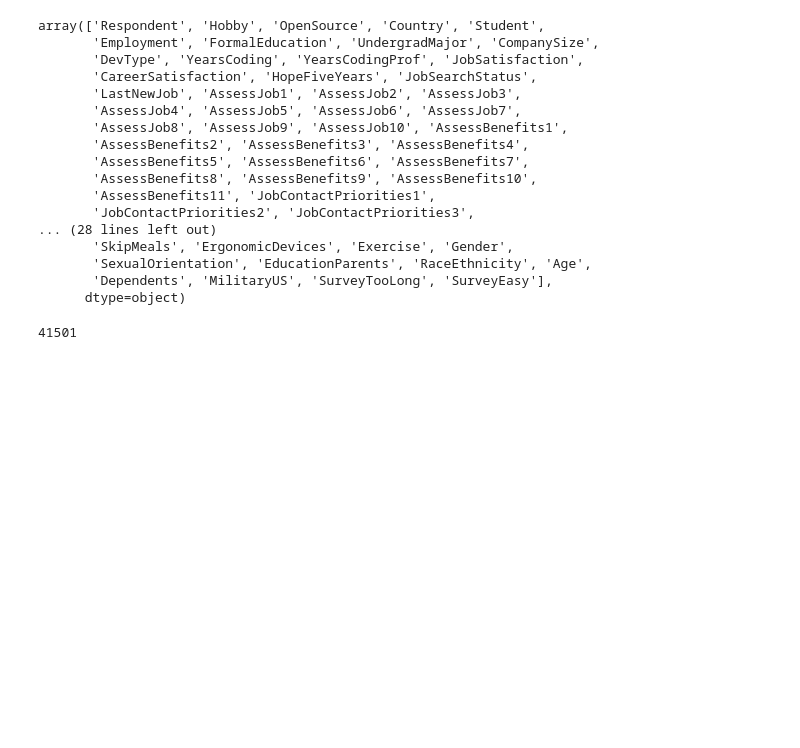
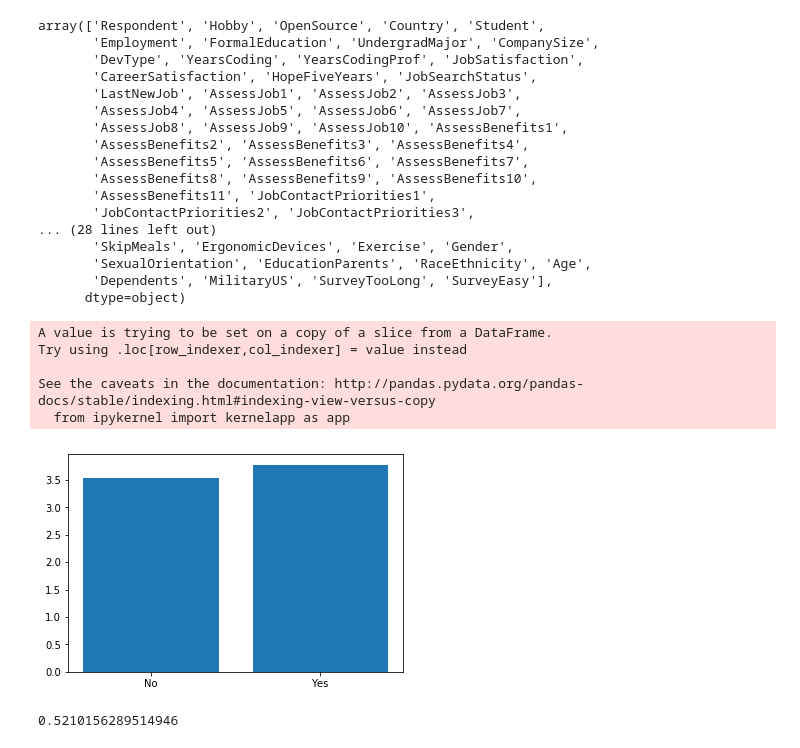
Before and after one commit to Fenil3510/StackOverflow_Kernel, a Jupyter notebook: SO_notebook_2.ipynb, the cells around one changed output. Drawn from its saved outputs; the diff is of its cells as text; code cells hidden in the pictures; blank space fills up the shorter version.

```diff
--- a/SO_notebook_2.ipynb
+++ b/SO_notebook_2.ipynb
@@ -134,5 +139,29 @@ array(['Respondent', 'Hobby', 'OpenSource', 'Country', 'Student',
 # %%
 #Lets concentrate on self taught types
 df2["SelfTaughtTypes"].isnull().sum()
+self_taught = df2[-df2["SelfTaughtTypes"].isnull()]
-# %% [output]
-41501
+# %%
+#Counting how many sources self_taughts learn from
+self_taught["no_of_sources"] = self_taught["SelfTaughtTypes"].str.split(';').apply(lambda x : len(x))
+# %% [output]
+A value is trying to be set on a copy of a slice from a DataFrame.
+Try using .loc[row_indexer,col_indexer] = value instead
+
+See the caveats in the documentation: http://pandas.pydata.org/pandas-docs/stable/indexing.html#indexing-view-versus-copy
+  from ipykernel import kernelapp as app
+# %%
+#Not much of a difference, is it??
+for_plot = self_taught.groupby(["Hobby"]).agg({'no_of_sources': np.mean})
+for_plot = for_plot.reset_index()
+for_plot.head()
+plt.figure(1)
+axes = plt.subplot(111)
+plt.bar(x = pd.Categorical(for_plot["Hobby"]) , height = for_plot["no_of_sources"])
+plt.xticks([0,1])
+a=axes.get_xticks().tolist()
+a[0] = "No"
+a[1] = "Yes"
+axes.set_xticklabels(a)
+plt.show()
+# %% [output]
+[figure, added]
@@ -138,0 +172,4 @@ df2["SelfTaughtTypes"].isnull().sum()
+# %%
+stack_learners.shape[0]/df2.shape[0] #Pretty impressive 52% question respondents, but wait...how did non-users get to know about survey
+# %% [output]
+0.5210156289514946
```
Also changed, not shown: parts of 6 cells of this notebook.
